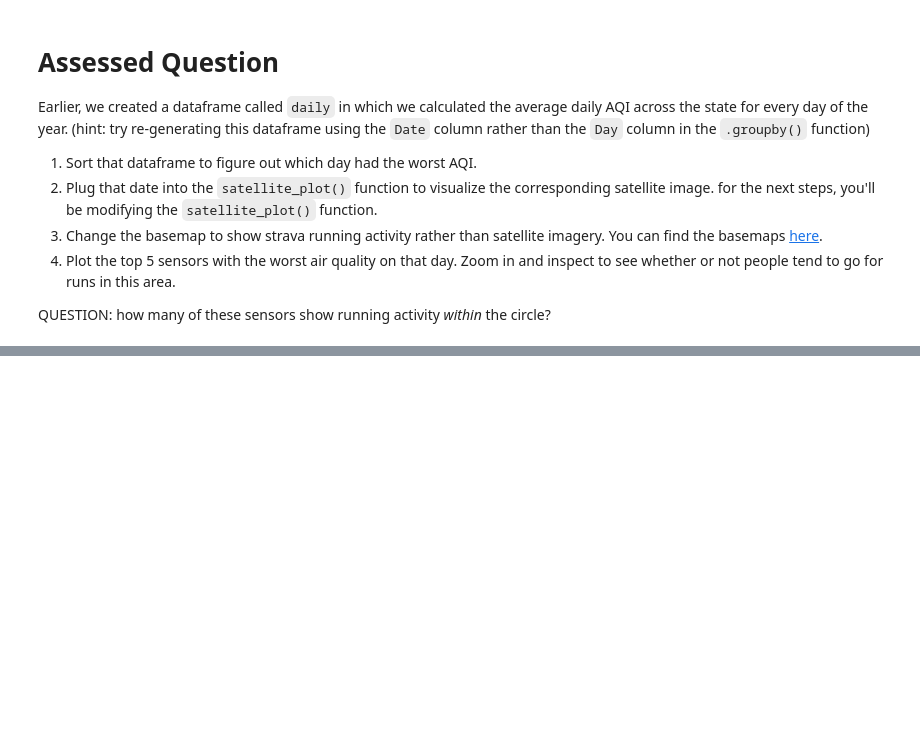
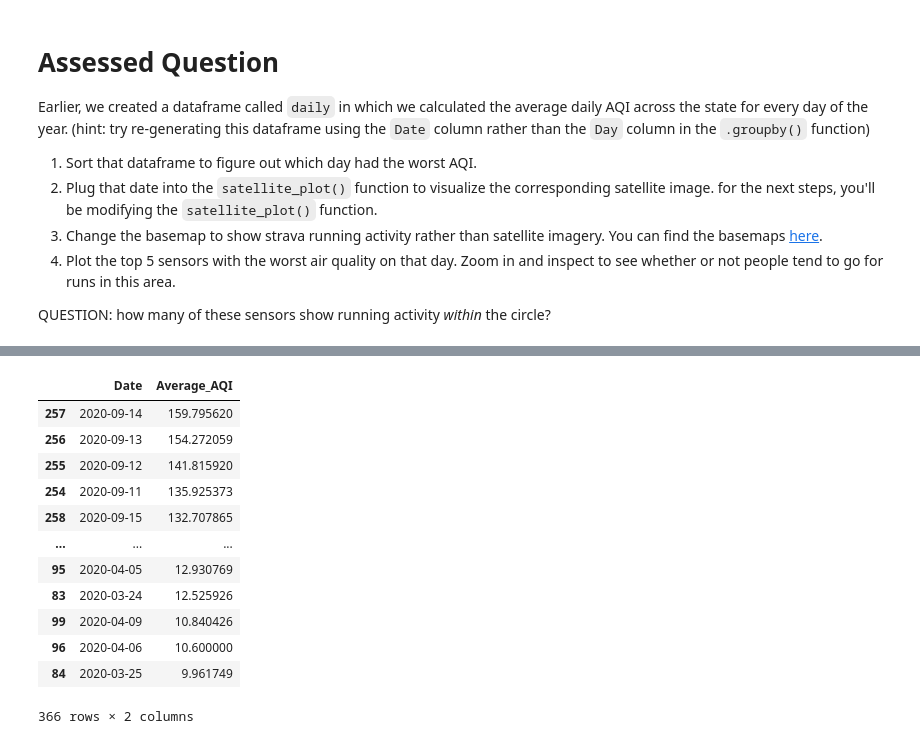
Before and after one commit to Yukiii0517/QM2, a Jupyter notebook: notebooks/W03. Spatial Data.ipynb, the cells around one changed output, grey strips where cells are left out. Cells and saved outputs as stored; diff of their text form; code cells hidden in the pictures; blank space fills up the shorter version.

```diff
--- a/notebooks/W03. Spatial Data.ipynb
+++ b/notebooks/W03. Spatial Data.ipynb
@@ -615,0 +699,18 @@ QUESTION: how many of these sensors show running activity *within* the circle?
+# %%
+sorted_daily = daily.sort_values('Average_AQI', ascending=False)
+worst_aqi_date = sorted_daily.iloc[0]['Date']
+sorted_daily
+# %% [output]
+|  | Date | Average_AQI |
+| 257 | 2020-09-14 | 159.795620 |
+| 256 | 2020-09-13 | 154.272059 |
+| 255 | 2020-09-12 | 141.815920 |
+| 254 | 2020-09-11 | 135.925373 |
+| 258 | 2020-09-15 | 132.707865 |
+| ... | ... | ... |
+| 95 | 2020-04-05 | 12.930769 |
+| 83 | 2020-03-24 | 12.525926 |
+| 99 | 2020-04-09 | 10.840426 |
+| 96 | 2020-04-06 | 10.600000 |
+| 84 | 2020-03-25 | 9.961749 |
+366 rows × 2 columns
```
Also changed, not shown: parts of 28 cells of this notebook.
